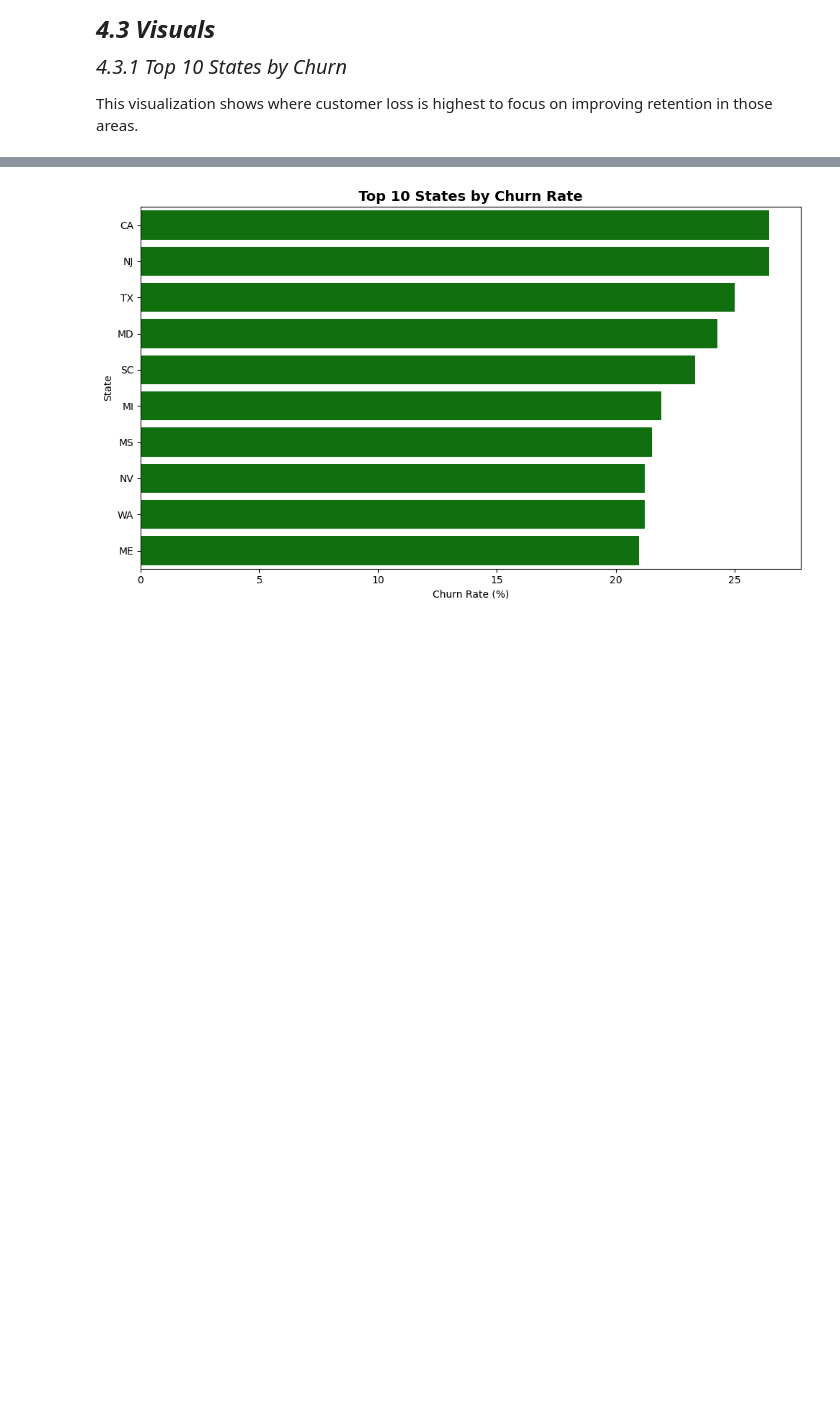
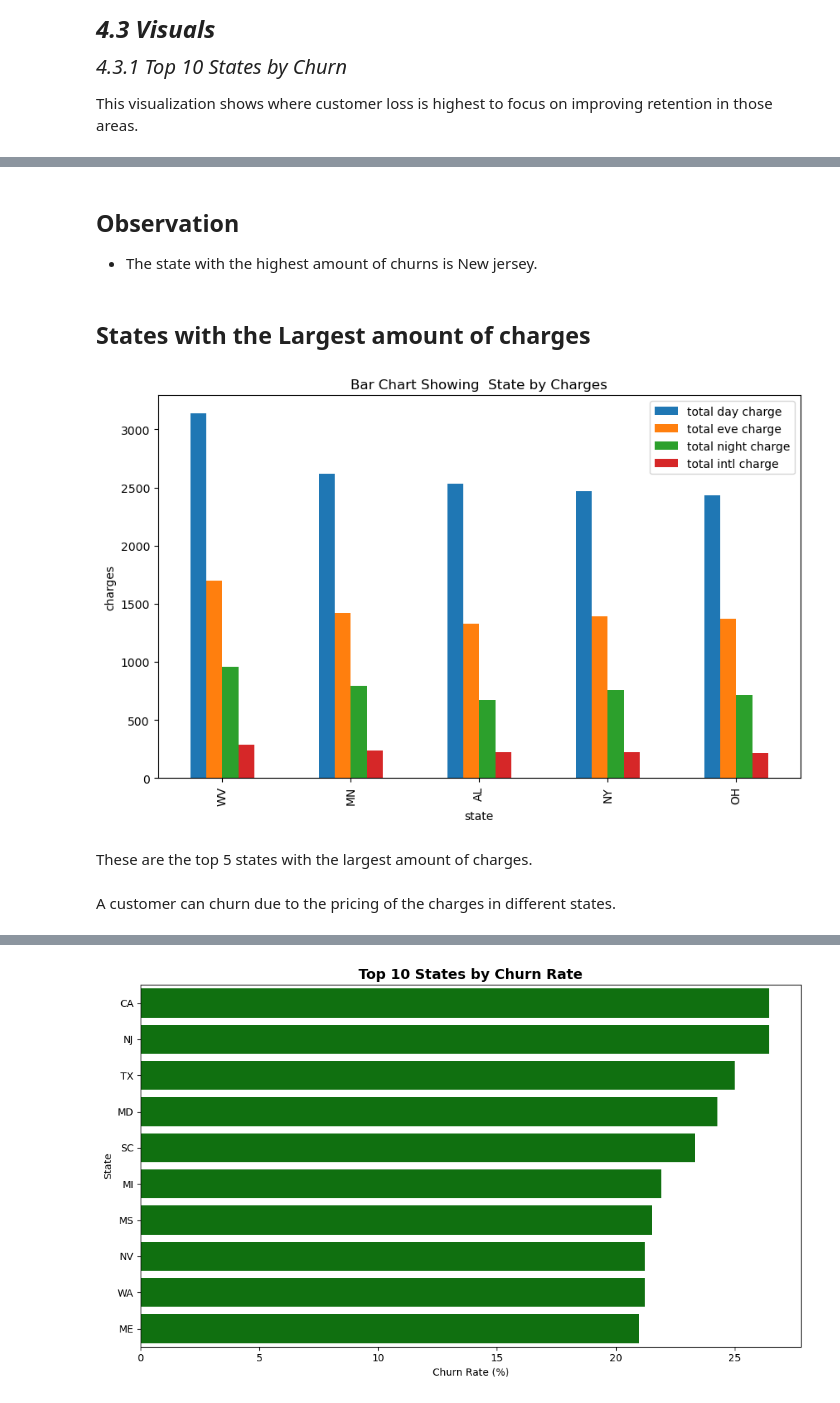
Before and after one commit to EAlmadi/Phase3_project, a Jupyter notebook: Syria-Tel.ipynb, the cells around one changed output, grey strips where cells are left out. Cells and saved outputs as stored; diff of their text form; code cells hidden in the pictures; blank space fills up the shorter version.

```diff
--- a/Syria-Tel.ipynb
+++ b/Syria-Tel.ipynb
@@ -347,0 +366,17 @@ This visualization shows where customer loss is highest to focus on improving re
+# %% [markdown]
+## Observation
+* The state with the highest amount of churns is New jersey.
+# %% [markdown]
+## States with the Largest amount of charges
+# %%
+Syriatel_data.groupby(['state'])[['total day charge','total eve charge','total night charge','total intl charge']].sum().sort_values(by='total day charge',ascending=False).head(5).plot(kind = 'bar',figsize = (10,6))
+plt.title('Bar Chart Showing  State by Charges')
+plt.xlabel('state')
+plt.ylabel('charges')
+plt.show();
+# %% [output]
+[figure, added]
+# %% [markdown]
+These are the top 5 states with the largest amount of charges.
+# %% [markdown]
+A customer can churn due to the pricing of the charges in different states.
```
Also changed, not shown: parts of 69 cells of this notebook.
